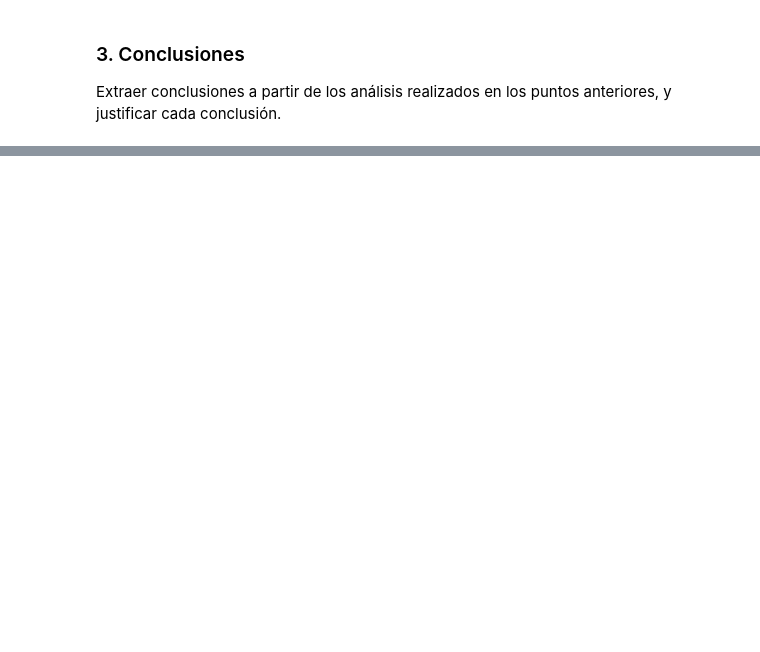
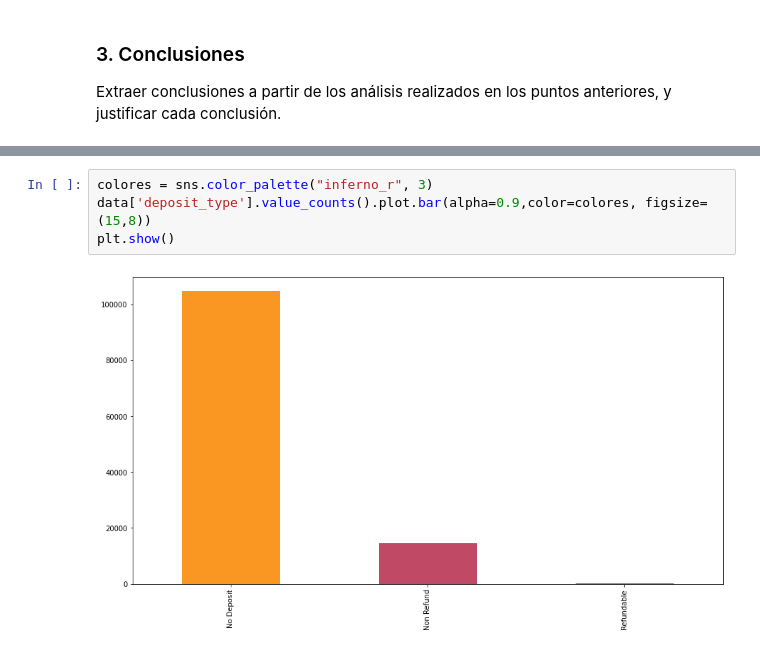
Before and after one commit to 1gnacio/orgadatos-collab-tp2, a Jupyter notebook: TP2.ipynb, the cells around one changed output, grey strips where cells are left out. Cells and saved outputs as stored; diff of their text form; blank space fills up the shorter version.

```diff
--- a/TP2.ipynb
+++ b/TP2.ipynb
@@ -793,0 +903,6 @@ F1 es 0.8892342225675559
+# %%
+colores = sns.color_palette("inferno_r", 3)
+data['deposit_type'].value_counts().plot.bar(alpha=0.9,color=colores, figsize=(15,8))
+plt.show()
+# %% [output]
+[figure, added]
```
Also changed, not shown: parts of 74 cells of this notebook.
